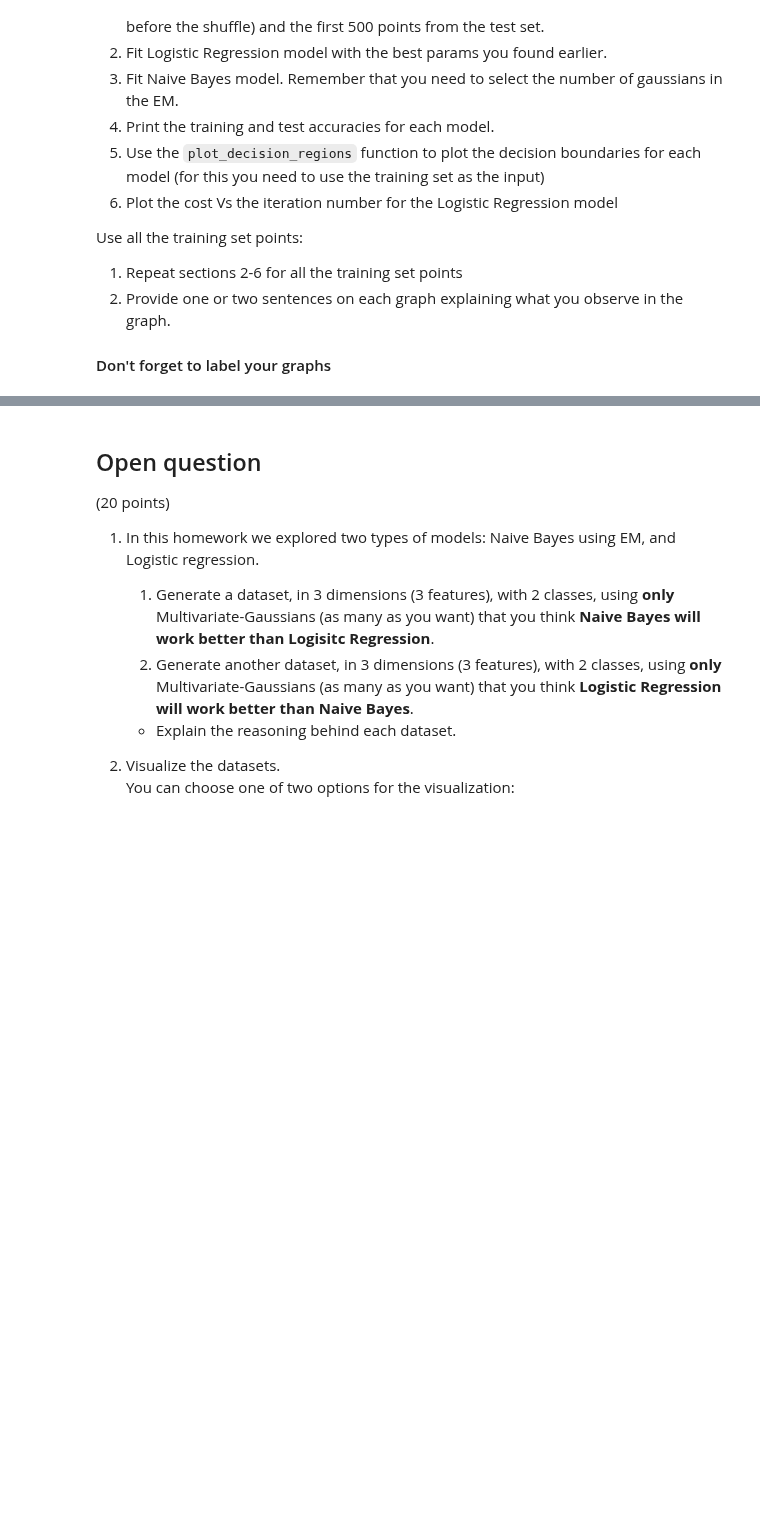
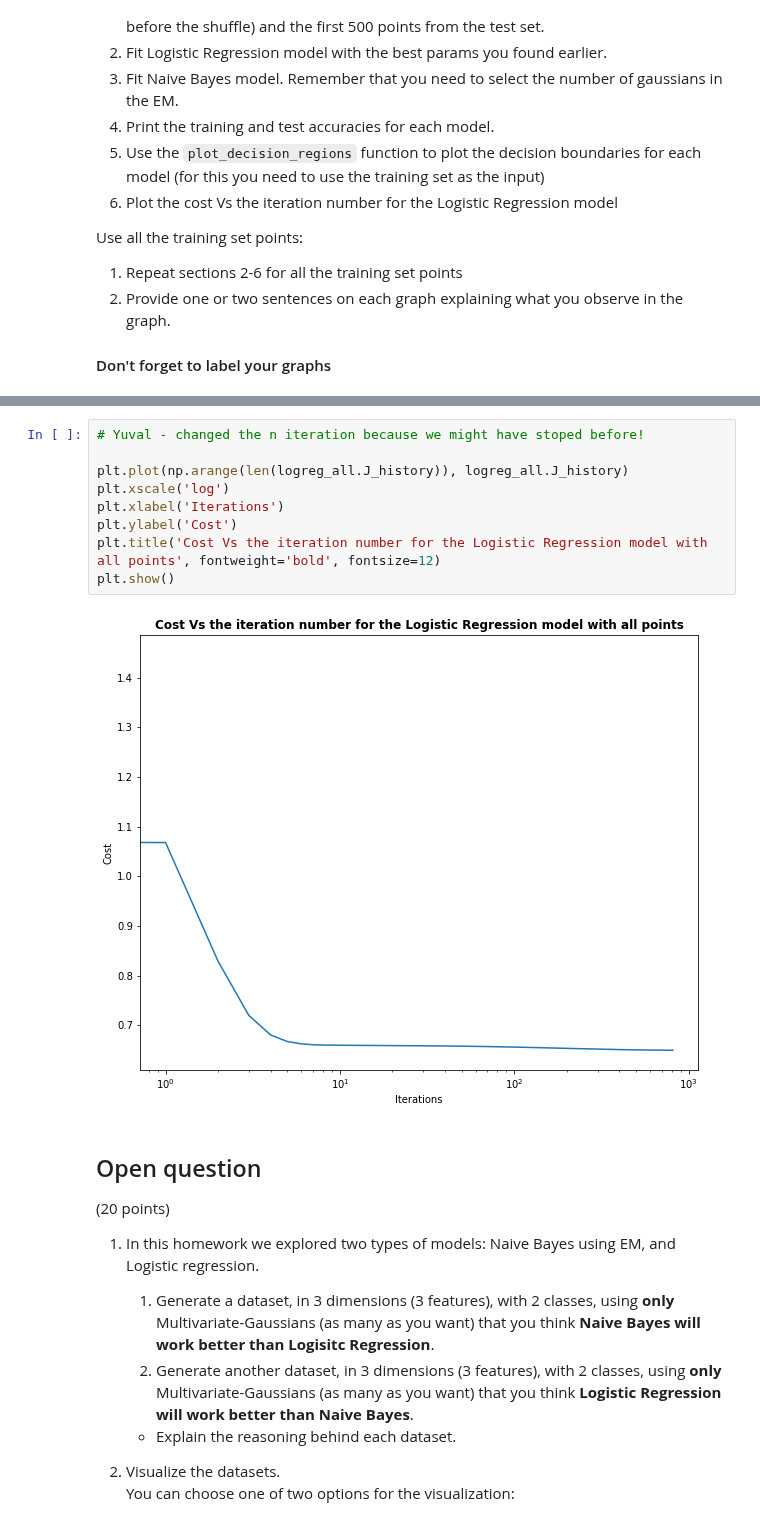
Before and after one commit to Oren-Ben/IDC, a Jupyter notebook: machine_learning/hw4/HW4 204079453_205714447.ipynb, the cells around one changed output, grey strips where cells are left out. Drawn from its saved outputs; the diff is of its cells as text; blank space fills up the shorter version.

```diff
--- a/machine_learning/hw4/HW4 204079453_205714447.ipynb
+++ b/machine_learning/hw4/HW4 204079453_205714447.ipynb
@@ -748,3 +865,14 @@ Use all the training set points:
+# %%
+# Yuval - changed the n iteration because we might have stoped before!
+
+plt.plot(np.arange(len(logreg_all.J_history)), logreg_all.J_history)
+plt.xscale('log')
+plt.xlabel('Iterations')
+plt.ylabel('Cost')
+plt.title('Cost Vs the iteration number for the Logistic Regression model with all points', fontweight='bold', fontsize=12)
+plt.show()
+# %% [output]
+[figure, added]
 # %% [markdown]
 ## Open question
 
```
Also changed, not shown: parts of 14 cells of this notebook.
